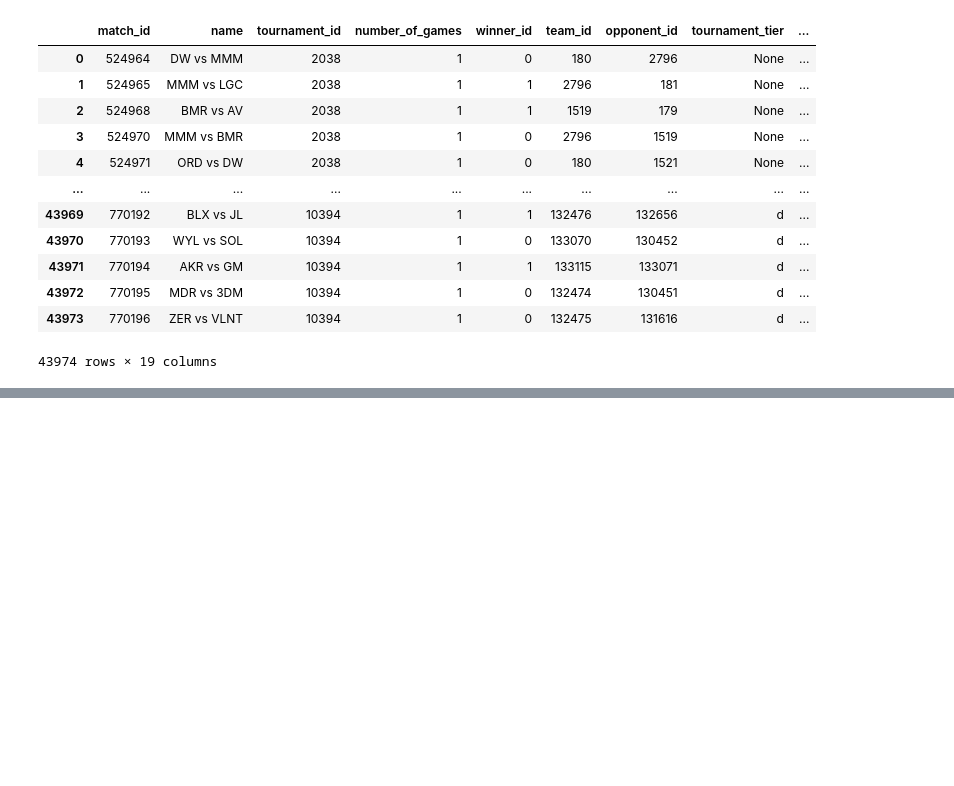
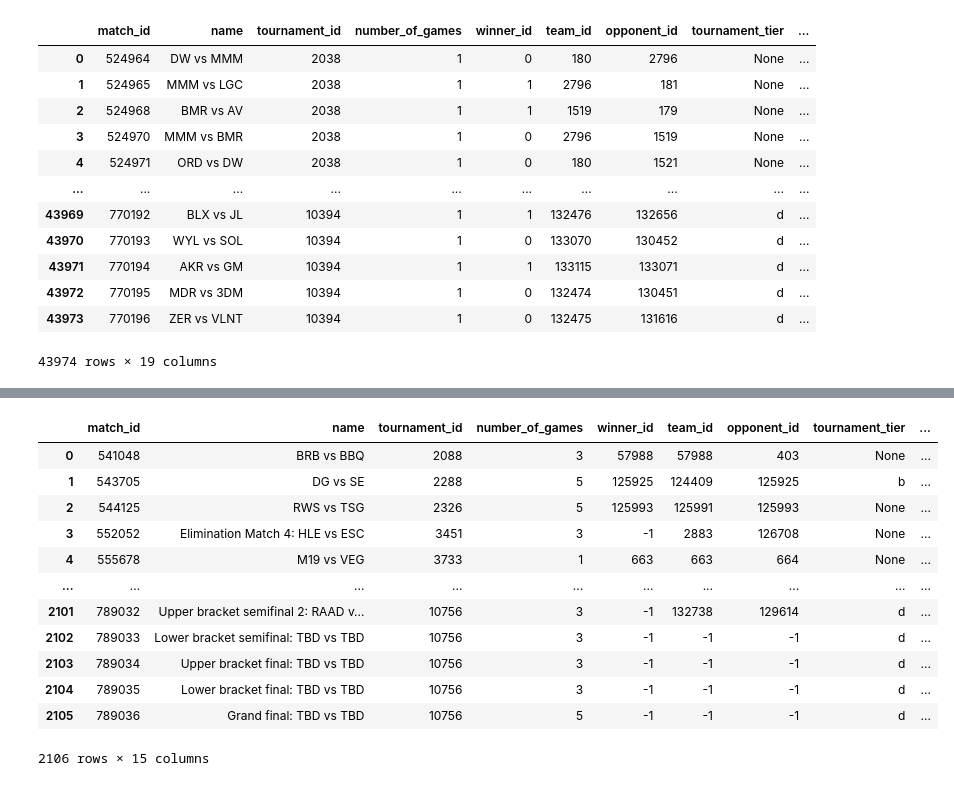
Before and after one commit to ycncy/LGM-Data, a Jupyter notebook: notebooks/test_ml.ipynb, the cells around one changed output, grey strips where cells are left out. Saved outputs shown, nothing was run; the diff lists cells and outputs as text; code cells hidden in the pictures; blank space fills up the shorter version.

```diff
--- a/notebooks/test_ml.ipynb
+++ b/notebooks/test_ml.ipynb
@@ -136,0 +229,18 @@ df
+# %%
+df = pd.read_pickle("../machine_learning/data/df/matches_df")
+
+df
+# %% [output]
+|  | match_id | name | tournament_id | number_of_games | winner_id | team_id | opponent_id | tournament_tier | ... |
+| 0 | 541048 | BRB vs BBQ | 2088 | 3 | 57988 | 57988 | 403 | None | ... |
+| 1 | 543705 | DG vs SE | 2288 | 5 | 125925 | 124409 | 125925 | b | ... |
+| 2 | 544125 | RWS vs TSG | 2326 | 5 | 125993 | 125991 | 125993 | None | ... |
+| 3 | 552052 | Elimination Match 4: HLE vs ESC | 3451 | 3 | -1 | 2883 | 126708 | None | ... |
+| 4 | 555678 | M19 vs VEG | 3733 | 1 | 663 | 663 | 664 | None | ... |
+| ... | ... | ... | ... | ... | ... | ... | ... | ... | ... |
+| 2101 | 789032 | Upper bracket semifinal 2: RAAD v... | 10756 | 3 | -1 | 132738 | 129614 | d | ... |
+| 2102 | 789033 | Lower bracket semifinal: TBD vs TBD | 10756 | 3 | -1 | -1 | -1 | d | ... |
+| 2103 | 789034 | Upper bracket final: TBD vs TBD | 10756 | 3 | -1 | -1 | -1 | d | ... |
+| 2104 | 789035 | Lower bracket final: TBD vs TBD | 10756 | 3 | -1 | -1 | -1 | d | ... |
+| 2105 | 789036 | Grand final: TBD vs TBD | 10756 | 5 | -1 | -1 | -1 | d | ... |
+2106 rows × 15 columns
```
Also changed, not shown: parts of 14 cells of this notebook.
